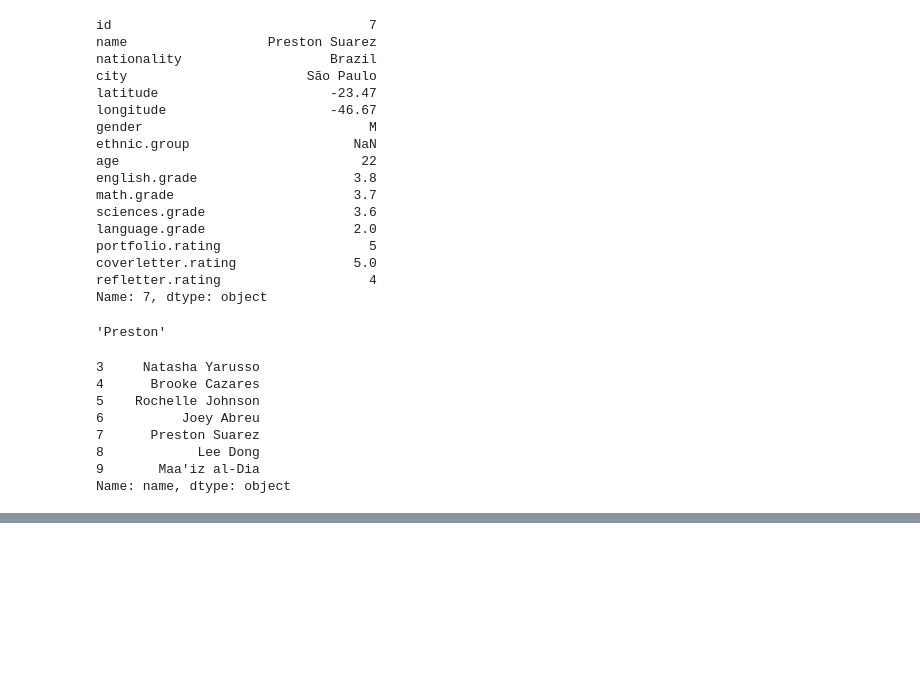
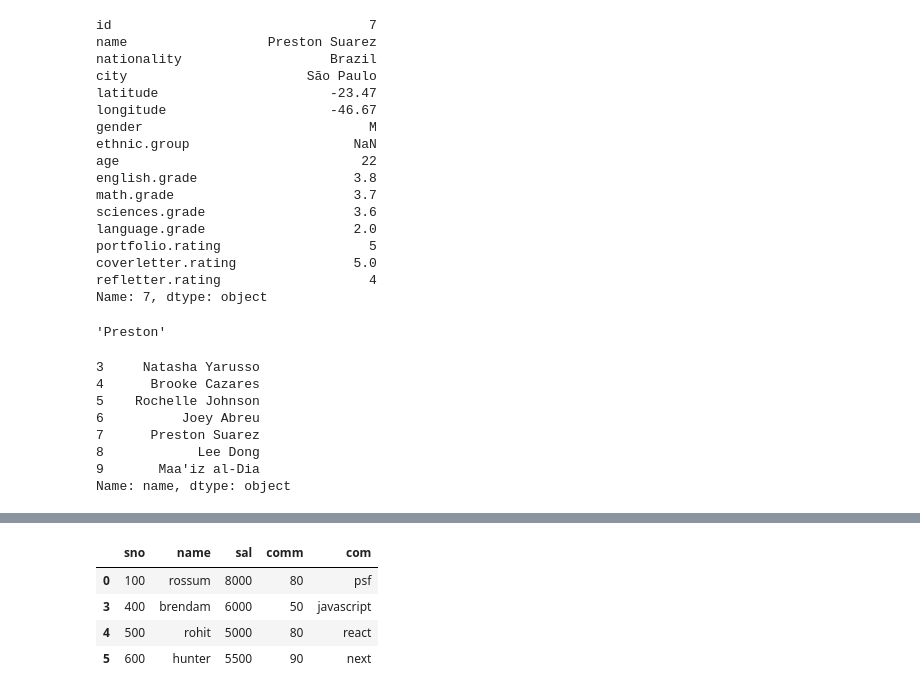
Before and after one commit to erDeep64930/DataAnalyst_DPK, a Jupyter notebook: kvrDataScience/notes.ipynb, the cells around one changed output, grey strips where cells are left out. Saved outputs shown, nothing was run; the diff lists cells and outputs as text; code cells hidden in the pictures; blank space fills up the shorter version.

```diff
--- a/kvrDataScience/notes.ipynb
+++ b/kvrDataScience/notes.ipynb
@@ -4468,0 +4656,4 @@ Name: name, dtype: object
+# %%
+# get the data
+df=pd.read_csv("D:\\clone\\DataAnalyst_DPK\\files\\emp.csv")
+print(df)
@@ -4468,0 +4698,9 @@ Name: name, dtype: object
+# %%
+# get the data
+df[(df["sal"]>=5000) & (df["sal"]<9000)]
+# %% [output]
+|  | sno | name | sal | comm | com |
+| 0 | 100 | rossum | 8000 | 80 | psf |
+| 3 | 400 | brendam | 6000 | 50 | javascript |
+| 4 | 500 | rohit | 5000 | 80 | react |
+| 5 | 600 | hunter | 5500 | 90 | next |
```
Also changed, not shown: parts of 63 cells of this notebook, 2 other files.
